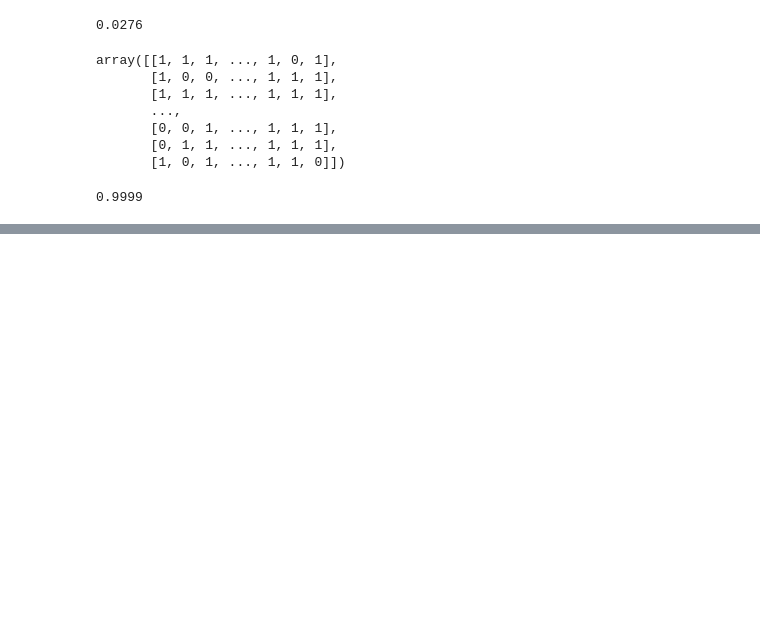
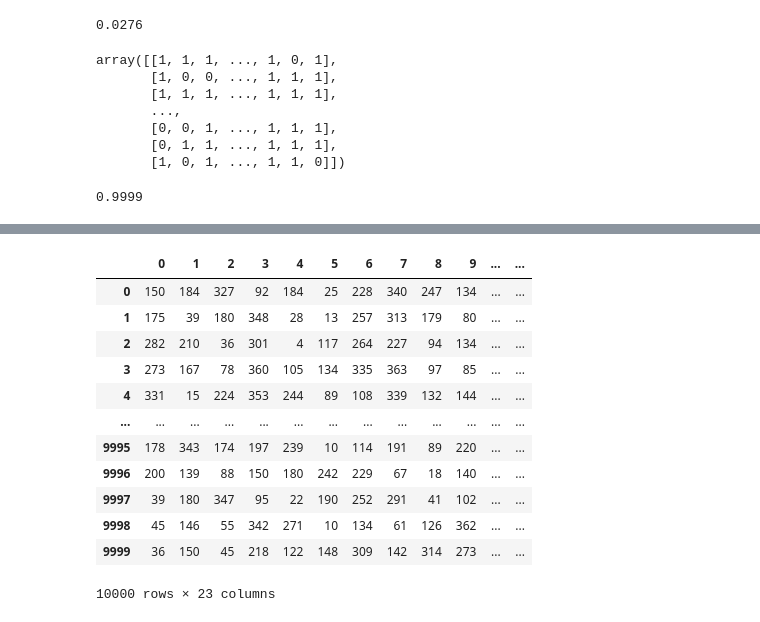
Before and after one commit to GladyBarrios/statistics-exercises, a Jupyter notebook: simulation.ipynb, the cells around one changed output, grey strips where cells are left out. Saved outputs shown, nothing was run; the diff lists cells and outputs as text; code cells hidden in the pictures; blank space fills up the shorter version.

```diff
--- a/simulation.ipynb
+++ b/simulation.ipynb
@@ -316,0 +396,3 @@ If 23 people are in the same room, what are the odds that two of them share a bi
+# %%
+bday = np.random.randint(1,365, (10_000,23))
+bday
@@ -316,0 +407,17 @@ If 23 people are in the same room, what are the odds that two of them share a bi
+# %%
+bday_df = pd.DataFrame(bday)
+bday_df
+# %% [output]
+|  | 0 | 1 | 2 | 3 | 4 | 5 | 6 | 7 | 8 | 9 | ... | ... |
+| 0 | 150 | 184 | 327 | 92 | 184 | 25 | 228 | 340 | 247 | 134 | ... | ... |
+| 1 | 175 | 39 | 180 | 348 | 28 | 13 | 257 | 313 | 179 | 80 | ... | ... |
+| 2 | 282 | 210 | 36 | 301 | 4 | 117 | 264 | 227 | 94 | 134 | ... | ... |
+| 3 | 273 | 167 | 78 | 360 | 105 | 134 | 335 | 363 | 97 | 85 | ... | ... |
+| 4 | 331 | 15 | 224 | 353 | 244 | 89 | 108 | 339 | 132 | 144 | ... | ... |
+| ... | ... | ... | ... | ... | ... | ... | ... | ... | ... | ... | ... | ... |
+| 9995 | 178 | 343 | 174 | 197 | 239 | 10 | 114 | 191 | 89 | 220 | ... | ... |
+| 9996 | 200 | 139 | 88 | 150 | 180 | 242 | 229 | 67 | 18 | 140 | ... | ... |
+| 9997 | 39 | 180 | 347 | 95 | 22 | 190 | 252 | 291 | 41 | 102 | ... | ... |
+| 9998 | 45 | 146 | 55 | 342 | 271 | 10 | 134 | 61 | 126 | 362 | ... | ... |
+| 9999 | 36 | 150 | 45 | 218 | 122 | 148 | 309 | 142 | 314 | 273 | ... | ... |
+10000 rows × 23 columns
```
Also changed, not shown: parts of 12 cells of this notebook.
